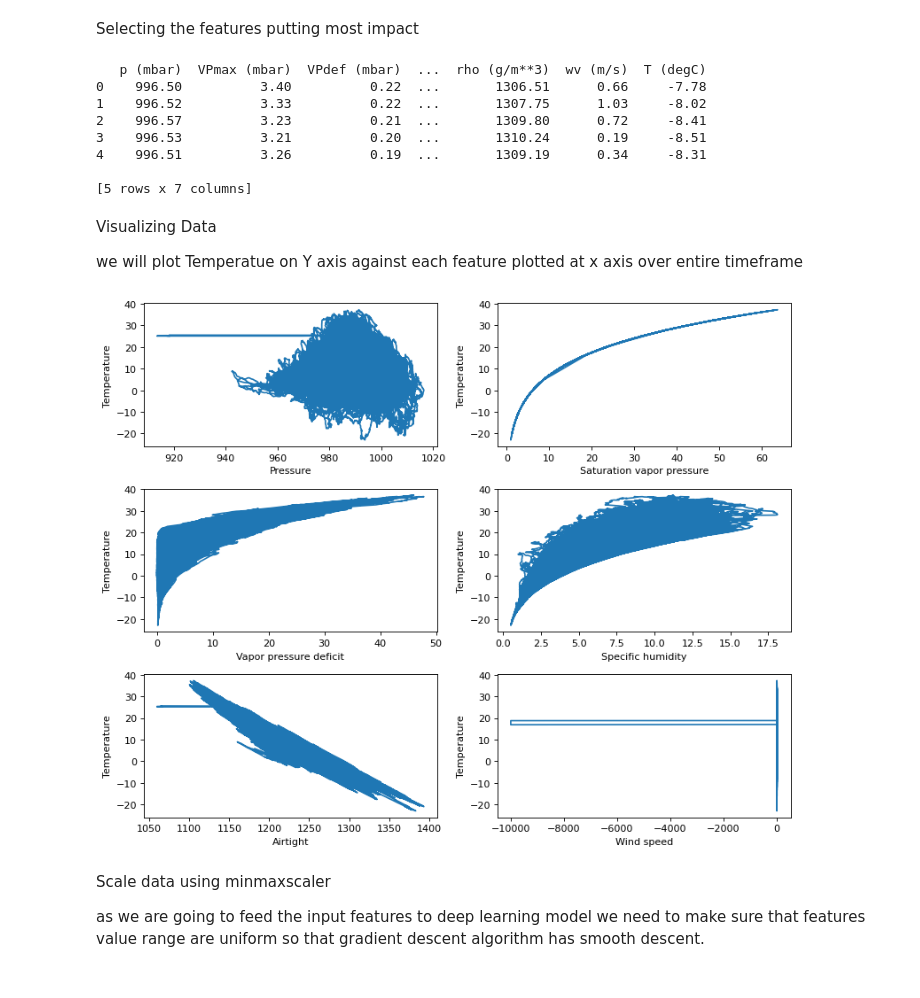
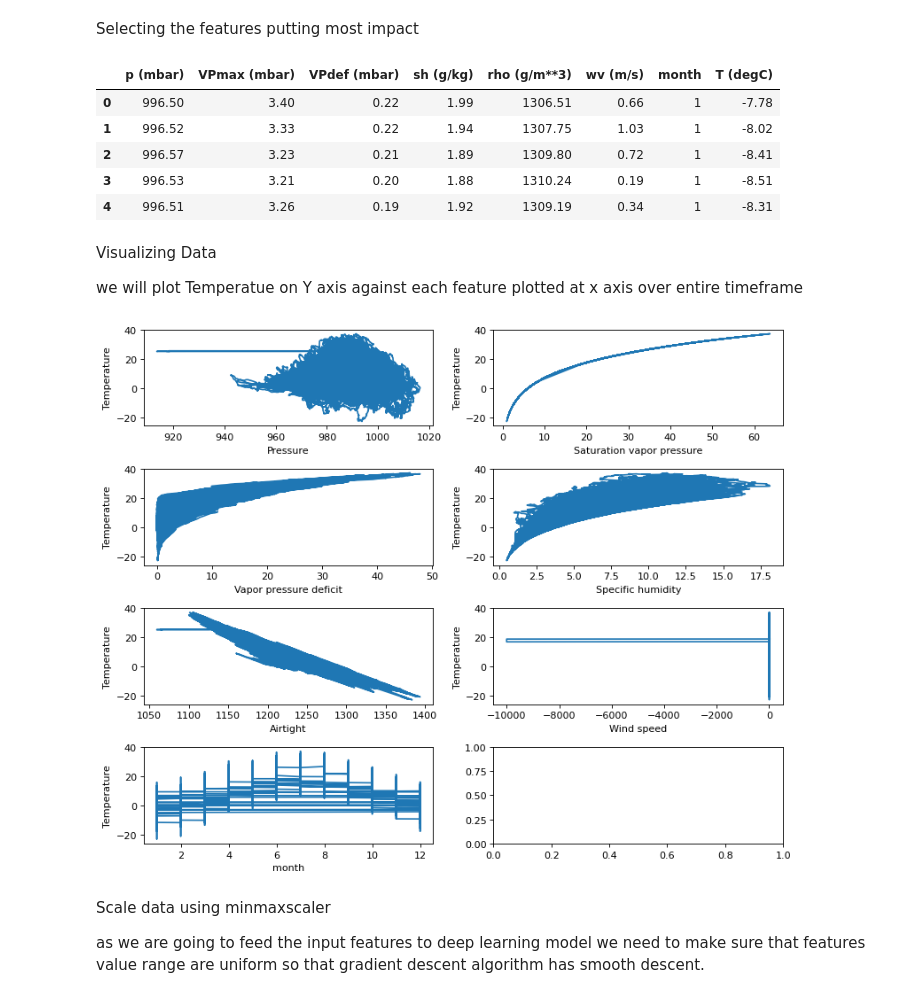
Before and after one commit to amandatta16/WeatherPrediction, a Jupyter notebook: WeatherForecast.ipynb, the cells around one changed output. Cells and saved outputs as stored; diff of their text form; code cells hidden in the pictures.

Commit message:
update to incorporate month

```diff
--- a/WeatherForecast.ipynb
+++ b/WeatherForecast.ipynb
@@ -33,0 +36,5 @@ Downloading https://raw.githubusercontent.com/amandatta16/WeatherPrediction/main
+# %%
+df['date'] = pd.to_datetime(df['Date Time'], format='%d.%m.%Y %H:%M:%S')
+print (df['date'].dtype)
+df['month'] = df['date'].dt.month
+df.head()
@@ -51,46 +66,45 @@ od["VPdef (mbar)"] = "Vapor pressure deficit"
 od["sh (g/kg)"] = "Specific humidity"
 od["rho (g/m**3)"] = "Airtight"
 od["wv (m/s)"] = "Wind speed"
+od["month"] = "month"
 od["T (degC)"] = "Temperature"
 # %% [markdown]
 Selecting the features putting most impact
 # %%
 
 reqFeatures = [i for i in od]
-print(df[reqFeatures].head())
+df[reqFeatures].head()
 # %% [output]
-   p (mbar)  VPmax (mbar)  VPdef (mbar)  ...  rho (g/m**3)  wv (m/s)  T (degC)
-0    996.50          3.40          0.22  ...       1306.51      0.66     -7.78
-1    996.52          3.33          0.22  ...       1307.75      1.03     -8.02
-2    996.57          3.23          0.21  ...       1309.80      0.72     -8.41
-3    996.53          3.21          0.20  ...       1310.24      0.19     -8.51
-4    996.51          3.26          0.19  ...       1309.19      0.34     -8.31
-
-[5 rows x 7 columns]
+|  | p (mbar) | VPmax (mbar) | VPdef (mbar) | sh (g/kg) | rho (g/m**3) | wv (m/s) | month | T (degC) |
+| 0 | 996.50 | 3.40 | 0.22 | 1.99 | 1306.51 | 0.66 | 1 | -7.78 |
+| 1 | 996.52 | 3.33 | 0.22 | 1.94 | 1307.75 | 1.03 | 1 | -8.02 |
+| 2 | 996.57 | 3.23 | 0.21 | 1.89 | 1309.80 | 0.72 | 1 | -8.41 |
+| 3 | 996.53 | 3.21 | 0.20 | 1.88 | 1310.24 | 0.19 | 1 | -8.51 |
+| 4 | 996.51 | 3.26 | 0.19 | 1.92 | 1309.19 | 0.34 | 1 | -8.31 |
 # %% [markdown]
 Visualizing Data
 
 we will plot Temperatue on Y axis against each feature plotted at x axis over entire timeframe
 # %%
 def temperatureToFeatureVisualization(df):
-    fig, axes = plt.subplots(nrows=3, ncols=2, figsize=(10, 8), dpi=80, facecolor='w', edgecolor='k')
+    fig, axes = plt.subplots(nrows=4, ncols=2, figsize=(10, 8), dpi=80, facecolor='w', edgecolor='k')
     tempKey = "T (degC)"
     i = 0
     length = len(reqFeatures) - 1
     while i < length:
         key = reqFeatures[i]
         y = df["T (degC)"].to_list()
         x = df[key].to_list()
         axes[i // 2, i % 2].plot(x, y)
         axes[i // 2, i % 2].set(xlabel=od[key], ylabel=od[tempKey])
         i += 1
     fig.tight_layout()
     plt.show()
 
 
 temperatureToFeatureVisualization(df)
 # %% [output]
-[figure, old version]
+[figure, new version]
 # %% [markdown]
 Scale data using minmaxscaler
 
```
Also changed, not shown: parts of 17 cells of this notebook.
